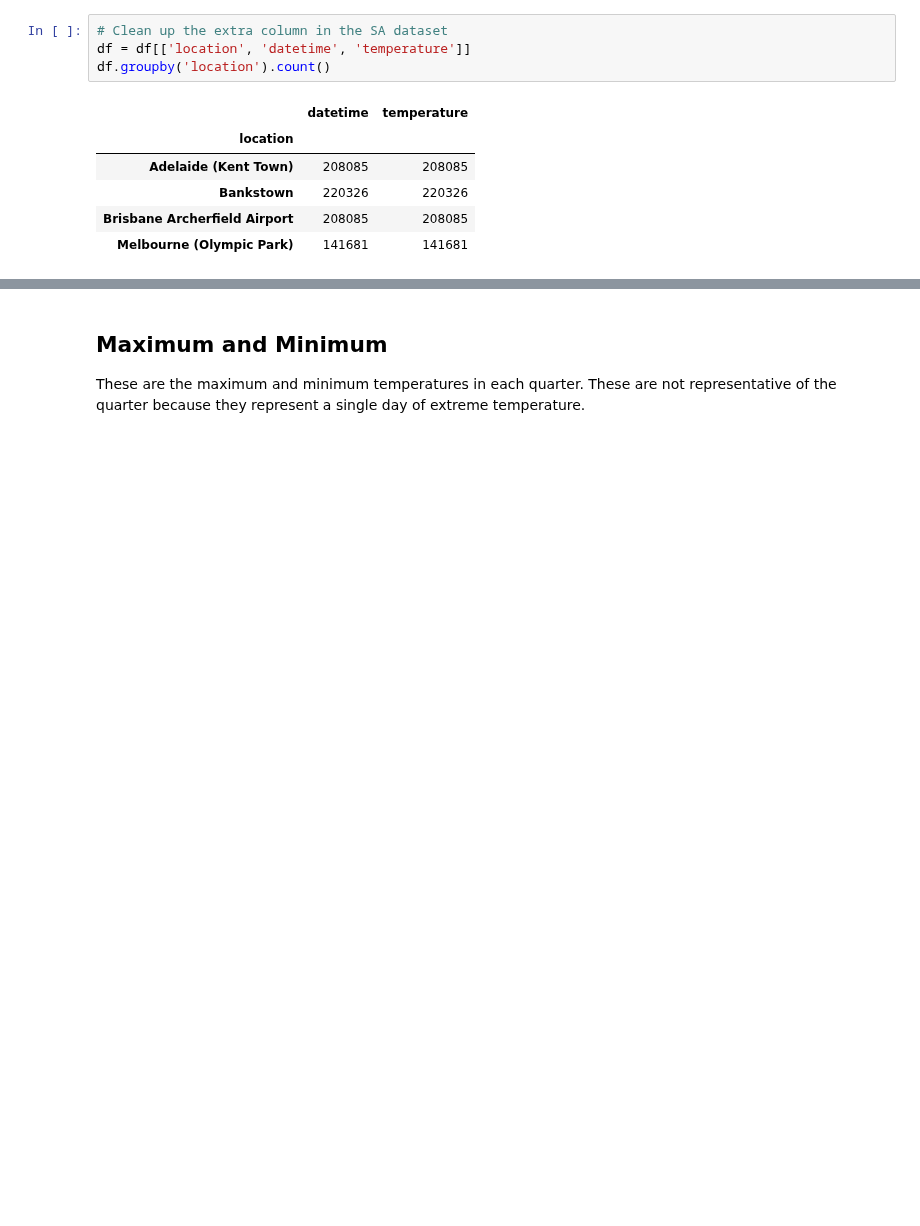
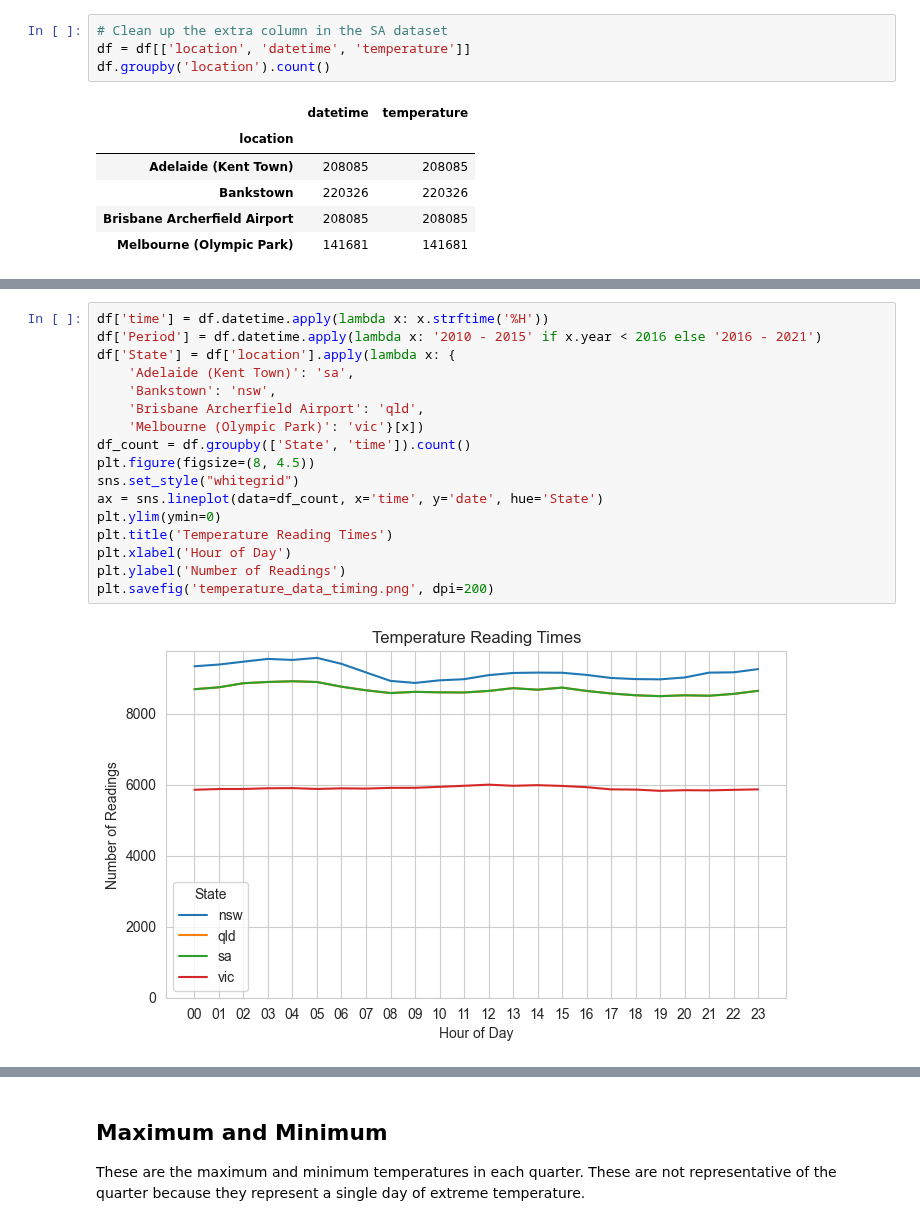
Before and after one commit to z5113296/ZZSC9020-Group-M, a Jupyter notebook: data_discovery/Temperature.ipynb, the cells around one changed output, grey strips where cells are left out. Drawn from its saved outputs; the diff is of its cells as text; blank space fills up the shorter version.

```diff
--- a/data_discovery/Temperature.ipynb
+++ b/data_discovery/Temperature.ipynb
@@ -72,0 +75,19 @@ df
+# %%
+df['time'] = df.datetime.apply(lambda x: x.strftime('%H'))
+df['Period'] = df.datetime.apply(lambda x: '2010 - 2015' if x.year < 2016 else '2016 - 2021')
+df['State'] = df['location'].apply(lambda x: {
+    'Adelaide (Kent Town)': 'sa',
+    'Bankstown': 'nsw',
+    'Brisbane Archerfield Airport': 'qld',
+    'Melbourne (Olympic Park)': 'vic'}[x])
+df_count = df.groupby(['State', 'time']).count()
+plt.figure(figsize=(8, 4.5))
+sns.set_style("whitegrid")
+ax = sns.lineplot(data=df_count, x='time', y='date', hue='State')
+plt.ylim(ymin=0)
+plt.title('Temperature Reading Times')
+plt.xlabel('Hour of Day')
+plt.ylabel('Number of Readings')
+plt.savefig('temperature_data_timing.png', dpi=200)
+# %% [output]
+[figure, added]
```
Also changed, not shown: parts of 11 cells of this notebook, 8 other files.
